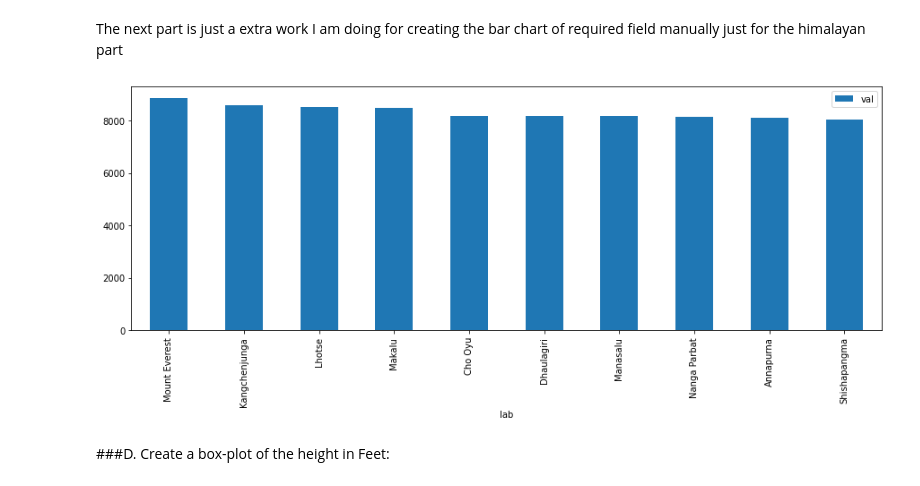
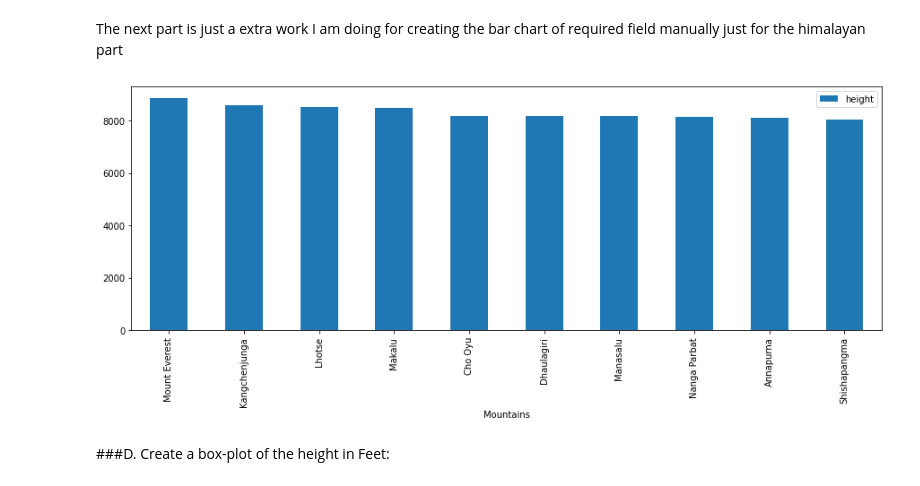
Before and after one commit to sovikapoudel/Data-Visualiation-Spring-2022, a Jupyter notebook: Exam1_Sovika_CMPSC_4314.ipynb, the cells around one changed output. Drawn from its saved outputs; the diff is of its cells as text; code cells hidden in the pictures.

```diff
--- a/Exam1_Sovika_CMPSC_4314.ipynb
+++ b/Exam1_Sovika_CMPSC_4314.ipynb
@@ -82,11 +82,11 @@ my_dataframe.plot(kind='bar', title= 'Range')
 # %% [markdown]
 The next part is just a extra work I am doing for creating the bar chart of required field manually just for the himalayan part
 # %%
-df = pd.DataFrame({'lab':['Mount Everest', 'Kangchenjunga', 'Lhotse','Makalu','Cho Oyu','Dhaulagiri','Manasalu','Nanga Parbat','Annapurna','Shishapangma'], 'val': [8848, 8586, 8516, 8485, 8188, 8167, 8163, 8126,8091, 8027]})
-bar_chart = df.plot.bar(x='lab', y='val', figsize =(15,5))
+df = pd.DataFrame({'Mountains':['Mount Everest', 'Kangchenjunga', 'Lhotse','Makalu','Cho Oyu','Dhaulagiri','Manasalu','Nanga Parbat','Annapurna','Shishapangma'], 'height': [8848, 8586, 8516, 8485, 8188, 8167, 8163, 8126,8091, 8027]})
+bar_chart = df.plot.bar(x='Mountains', y='height', figsize =(15,5))
 ##himalayan.plot(kind='bar', title= 'Range') ## this will give the bar chart of only himalayan categories.
 # %% [output]
-[figure, old version]
+[figure, new version]
 # %% [markdown]
 ###D. Create a box-plot of the height in Feet:
 # %%
```
